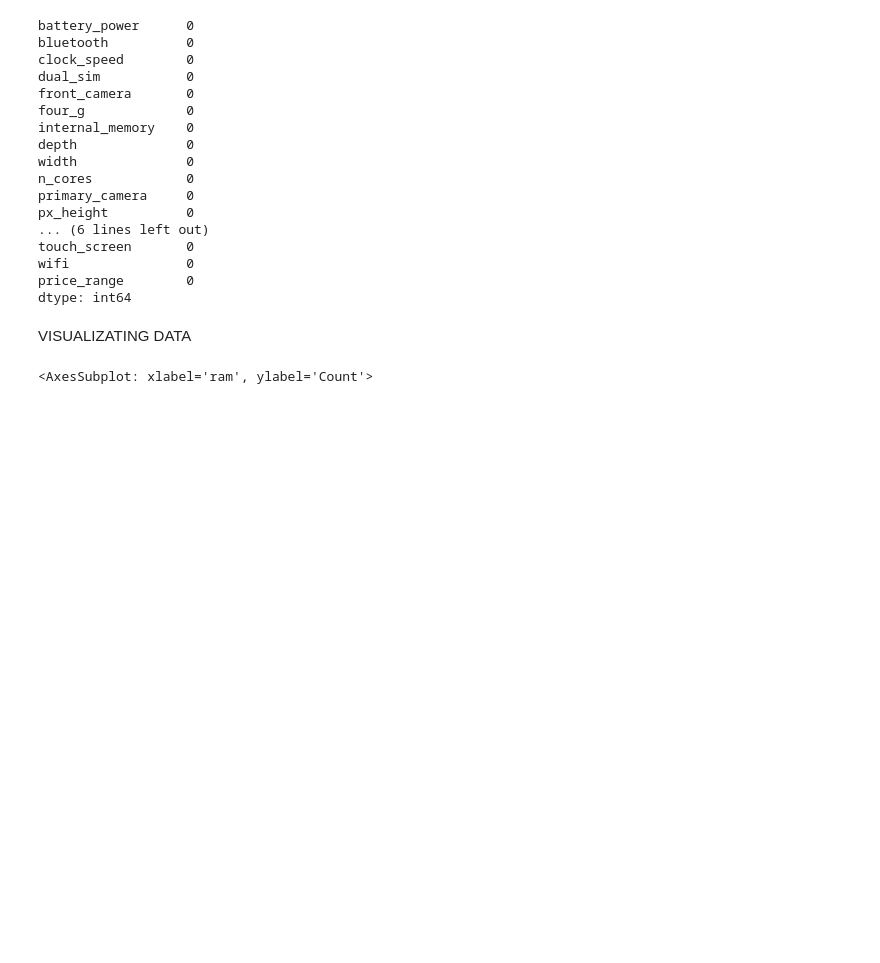
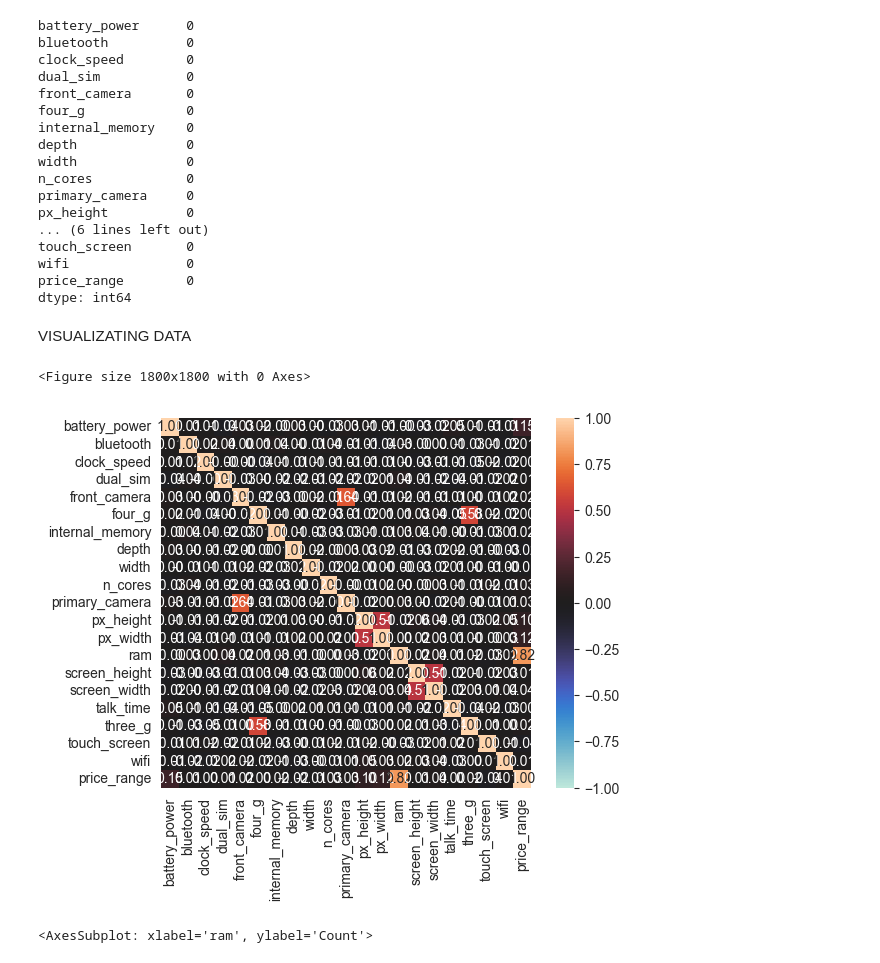
Before and after one commit to andeepl7/MLAssignments, a Jupyter notebook: Q1_EDA_CLUST.ipynb, the cells around one changed output. Cells and saved outputs as stored; diff of their text form; code cells hidden in the pictures; blank space fills up the shorter version.

```diff
--- a/Q1_EDA_CLUST.ipynb
+++ b/Q1_EDA_CLUST.ipynb
@@ -50,6 +51,12 @@ price_range        0
 dtype: int64
 # %% [markdown]
 VISUALIZATING DATA
+# %%
+plt.figure(figsize=(18,18))
+corr_matrix = associations(df)
+# %% [output]
+<Figure size 1800x1800 with 0 Axes>
+[figure, added]
 # %%
 #Histogram
 sns.histplot(data=df, x="ram", hue="wifi",element="poly")
```
Also changed, not shown: parts of 5 cells of this notebook.
